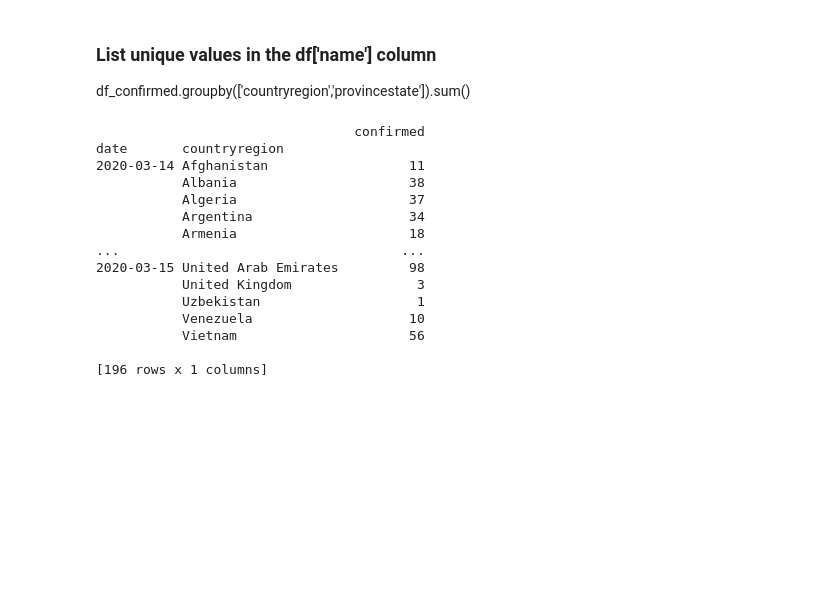
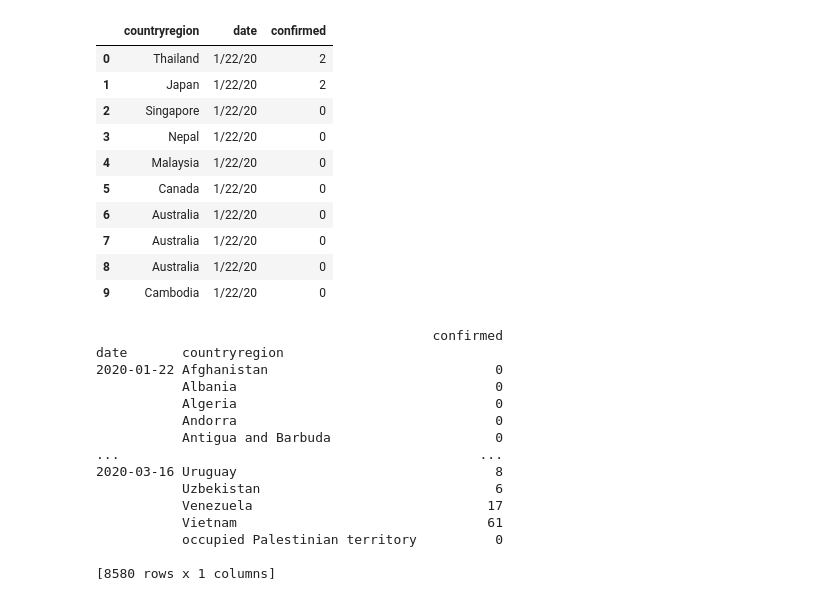
Before and after one commit to ivanmkc/covid19, a Jupyter notebook: covid.ipynb, the cells around one changed output. Cells and saved outputs as stored; diff of their text form; code cells hidden in the pictures; blank space fills up the shorter version.

Commit message:
Removed OpenBlender dependency and downloaded data directly from Johns Hopkins CSSE

```diff
--- a/covid.ipynb
+++ b/covid.ipynb
@@ -44,29 +1,64 @@ Task confirmed. Starting download..
-# %% [markdown]
-### List unique values in the df['name'] column
-df_confirmed.groupby(['countryregion','provincestate']).sum()
+# %%
+# Download from https://github.com/CSSEGISandData/COVID-19/blob/master/csse_covid_19_data/csse_covid_19_time_series/time_series_19-covid-Confirmed.csv
+
+import pandas as pd
+import requests
+import io
+
+url = 'https://github.com/CSSEGISandData/COVID-19/raw/master/csse_covid_19_data/csse_covid_19_time_series/time_series_19-covid-Confirmed.csv'
+
+r = requests.post(url)
+if r.ok:
+    data = r.content.decode('utf8')
+    df = pd.read_csv(io.StringIO(data))
+
+# Rename Province/State and Country/Region
+df = df.rename(columns={'Province/State': 'provincestate', 'Country/Region': 'countryregion'})
+
+# Remove unneeded columns
+df = df.drop(['Lat', 'Long', 'provincestate'], axis=1)
+
+# Reshape
+df_confirmed = df.melt(var_name='date', value_name='confirmed', id_vars='countryregion')
+
+df_confirmed.head(10)
+# %% [output]
+|  | countryregion | date | confirmed |
+| 0 | Thailand | 1/22/20 | 2 |
+| 1 | Japan | 1/22/20 | 2 |
+| 2 | Singapore | 1/22/20 | 0 |
+| 3 | Nepal | 1/22/20 | 0 |
+| 4 | Malaysia | 1/22/20 | 0 |
+| 5 | Canada | 1/22/20 | 0 |
+| 6 | Australia | 1/22/20 | 0 |
+| 7 | Australia | 1/22/20 | 0 |
+| 8 | Australia | 1/22/20 | 0 |
+| 9 | Cambodia | 1/22/20 | 0 |
 # %%
-df_confirmed['date'] = pd.to_datetime(df_confirmed['timestamp'], unit='s').dt.date
-# print(df_confirmed_dates)
+### Group values
+
+df_confirmed['date'] = pd.to_datetime(df_confirmed['date']).dt.date
+# print(df_confirmed)
 
 df_confirmed_grouped = df_confirmed[['date','countryregion', 'confirmed']].groupby(['date', 'countryregion']).sum()
 
-df_confirmed_grouped.head(300)
+# df_confirmed_grouped.head(30)
 
 print(df_confirmed_grouped)
 # %% [output]
-                                 confirmed
+                                           confirmed
 date       countryregion
-2020-03-14 Afghanistan                  11
-           Albania                      38
-           Algeria                      37
-           Argentina                    34
-           Armenia                      18
-...                                    ...
-2020-03-15 United Arab Emirates         98
-           United Kingdom                3
-           Uzbekistan                    1
-           Venezuela                    10
-           Vietnam                      56
+2020-01-22 Afghanistan                             0
+           Albania                                 0
+           Algeria                                 0
+           Andorra                                 0
+           Antigua and Barbuda                     0
+...                                              ...
+2020-03-16 Uruguay                                 8
+           Uzbekistan                              6
+           Venezuela                              17
+           Vietnam                                61
+           occupied Palestinian territory          0
 
-[196 rows x 1 columns]
+[8580 rows x 1 columns]
 # %%
```
Also changed, not shown: parts of 6 cells of this notebook.
